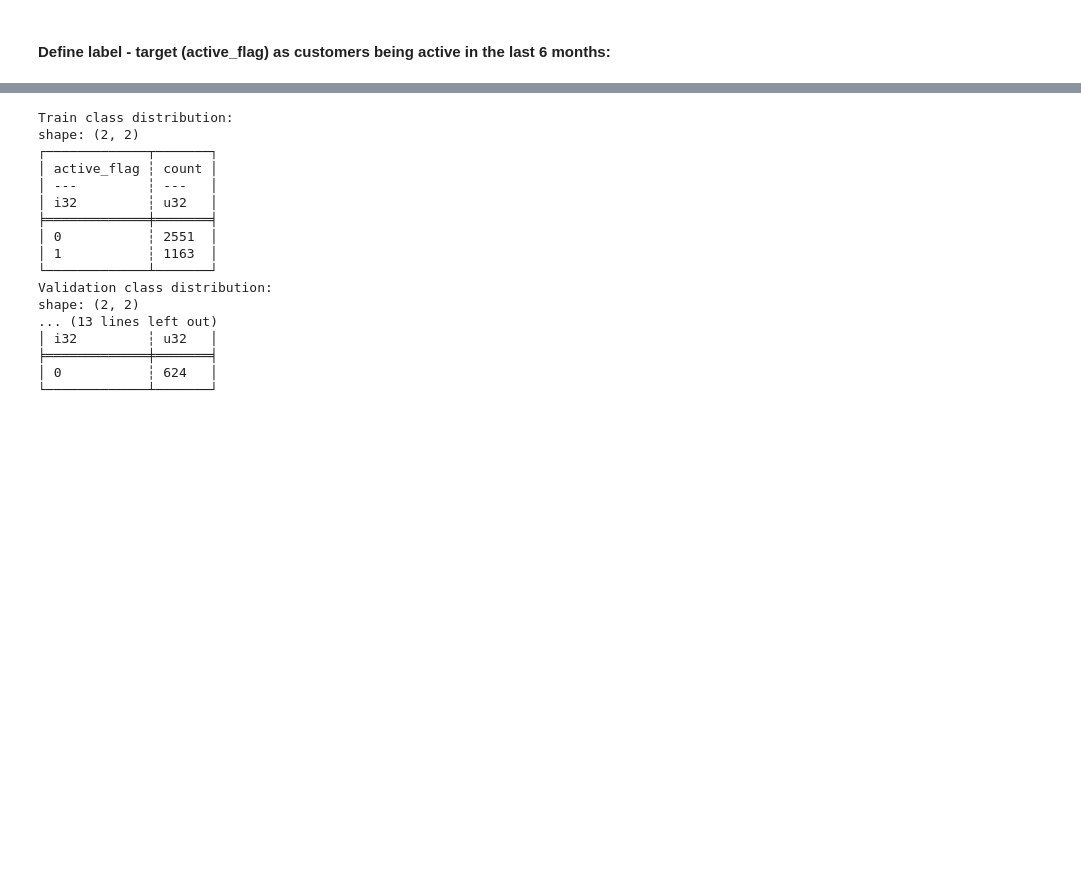
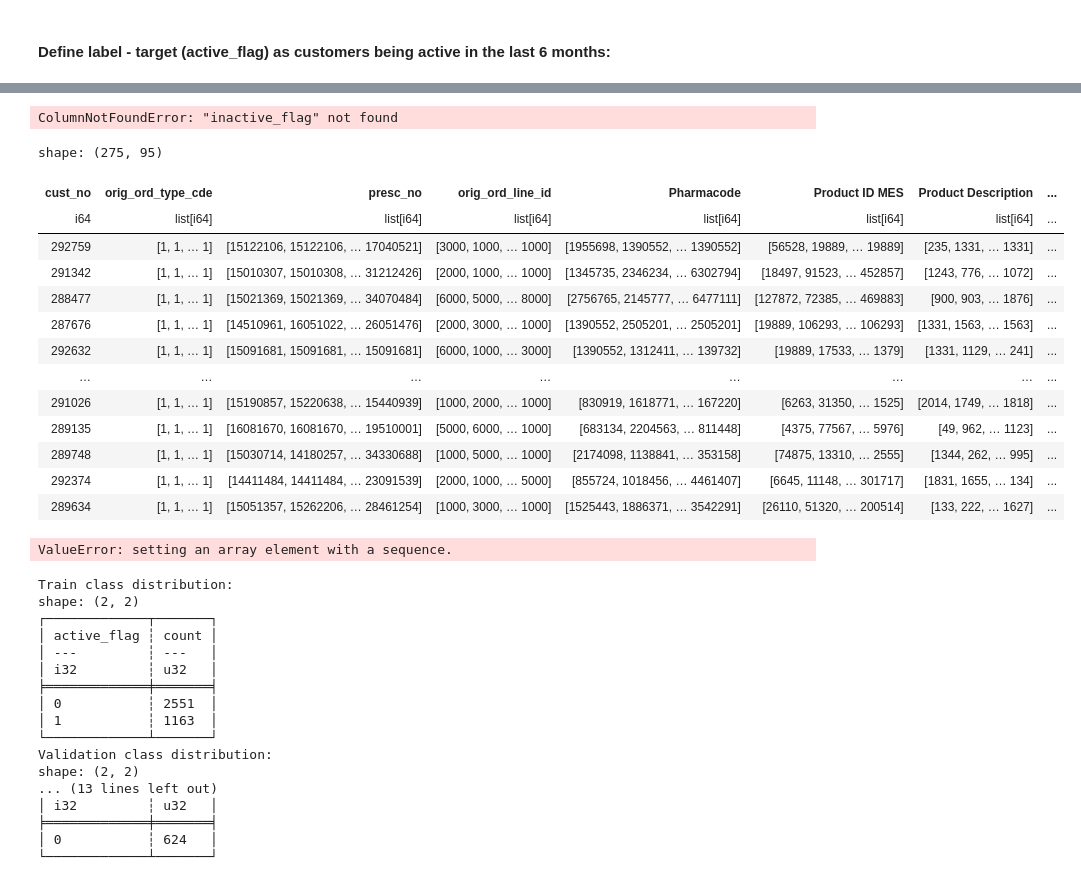
Before and after one commit to rfahrn/Dropout, a Jupyter notebook: preprocessing.ipynb, the cells around one changed output, grey strips where cells are left out. Drawn from its saved outputs; the diff is of its cells as text; code cells hidden in the pictures; blank space fills up the shorter version.

```diff
--- a/preprocessing.ipynb
+++ b/preprocessing.ipynb
@@ -664,8 +674,7 @@ columns_to_encode = [
     "cool_class_cde", "doc_type_cde", "line_discount_cde", "interact_cde", "pay_rspbl",
     "pay_rspbl_type", "Product Availability", 'Product Dispension Type', 'Product Company','Product Class PCG','Main Supplier','MolText','Product Description',
     'Product Dispension Type Class', 'Product Generics Code', 'Product Basename', "ART_BASENAME",
-    "Product ATC (EPHMRA)", "Product Segment", 'iqvia_stop', 'pipeline_actual', 'pipeline_history',
-    'pipeline_start', 'pipeline_end', 'Product ATC (WHO)', 'ATC (WHO) level 1', 'ATC (WHO) level 2',
+    "Product ATC (EPHMRA)", "Product Segment", 'Product ATC (WHO)', 'ATC (WHO) level 1', 'ATC (WHO) level 2',
     'ATC (WHO) level 3', 'ATC (WHO) level 4', 'ATC (WHO) level 5', 'Product Category Management',
     'Category Management level 1', 'Category Management level 2', 'Category Management level 3',
     'Category Management level 4', 'Category Management level 5', 'Product Therapeutic Index Code',
@@ -838,3 +906,79 @@ shape: (200, 591)
+# %%
+from sklearn.model_selection import train_test_split
+
+
+# Identify list[i64] columns
+list_cols = [col for col in X.columns if train_df[col].dtype == pl.List]
+y = train_df['active_flag'].to_numpy()
+X = train_df.drop('active_flag')
+
+# Aggregate features from list[i64] columns dynamically
+# Aggregate features from list[i64] columns dynamically
+for col in list_cols:
+    X = X.with_columns([
+        pl.col(col).arr.sum().alias(f"{col}_sum"),        # Sum of the list
+        pl.col(col).arr.mean().alias(f"{col}_mean"),      # Mean of the list
+        pl.col(col).arr.max().alias(f"{col}_max"),        # Max value in the list
+        pl.col(col).arr.lengths().alias(f"{col}_count"),  # Number of items in the list
+    ])
+    X = X.drop(col)  # Drop the original list column
+
+# Convert Polars DataFrame to NumPy for XGBoost
+X_np = X.to_numpy()
+
+# use 70% training 20% validation and 10% testing
+X_train, X_val, y_train, y_val = train_test_split(X_np, y, test_size=0.3, random_state=42)
+X_val, X_test, y_val, y_test = train_test_split(X_val, y_val, test_size=0.33, random_state=42)  # 10% testing
+# %% [output]
+ColumnNotFoundError: "inactive_flag" not found
+# %%
+X_train
+# %% [output]
+shape: (275, 95)
+| cust_no | orig_ord_type_cde | presc_no | orig_ord_line_id | Pharmacode | Product ID MES | Product Description | ... |
+| i64 | list[i64] | list[i64] | list[i64] | list[i64] | list[i64] | list[i64] | ... |
+| 292759 | [1, 1, … 1] | [15122106, 15122106, … 17040521] | [3000, 1000, … 1000] | [1955698, 1390552, … 1390552] | [56528, 19889, … 19889] | [235, 1331, … 1331] | ... |
+| 291342 | [1, 1, … 1] | [15010307, 15010308, … 31212426] | [2000, 1000, … 1000] | [1345735, 2346234, … 6302794] | [18497, 91523, … 452857] | [1243, 776, … 1072] | ... |
+| 288477 | [1, 1, … 1] | [15021369, 15021369, … 34070484] | [6000, 5000, … 8000] | [2756765, 2145777, … 6477111] | [127872, 72385, … 469883] | [900, 903, … 1876] | ... |
+| 287676 | [1, 1, … 1] | [14510961, 16051022, … 26051476] | [2000, 3000, … 1000] | [1390552, 2505201, … 2505201] | [19889, 106293, … 106293] | [1331, 1563, … 1563] | ... |
+| 292632 | [1, 1, … 1] | [15091681, 15091681, … 15091681] | [6000, 1000, … 3000] | [1390552, 1312411, … 139732] | [19889, 17533, … 1379] | [1331, 1129, … 241] | ... |
+| … | … | … | … | … | … | … | ... |
+| 291026 | [1, 1, … 1] | [15190857, 15220638, … 15440939] | [1000, 2000, … 1000] | [830919, 1618771, … 167220] | [6263, 31350, … 1525] | [2014, 1749, … 1818] | ... |
+| 289135 | [1, 1, … 1] | [16081670, 16081670, … 19510001] | [5000, 6000, … 1000] | [683134, 2204563, … 811448] | [4375, 77567, … 5976] | [49, 962, … 1123] | ... |
+| 289748 | [1, 1, … 1] | [15030714, 14180257, … 34330688] | [1000, 5000, … 1000] | [2174098, 1138841, … 353158] | [74875, 13310, … 2555] | [1344, 262, … 995] | ... |
+| 292374 | [1, 1, … 1] | [14411484, 14411484, … 23091539] | [2000, 1000, … 5000] | [855724, 1018456, … 4461407] | [6645, 11148, … 301717] | [1831, 1655, … 134] | ... |
+| 289634 | [1, 1, … 1] | [15051357, 15262206, … 28461254] | [1000, 3000, … 1000] | [1525443, 1886371, … 3542291] | [26110, 51320, … 200514] | [133, 222, … 1627] | ... |
+# %%
+from xgboost import XGBClassifier
+from sklearn.metrics import classification_report, confusion_matrix, roc_auc_score
+# Train XGBoost model
+model = XGBClassifier(
+    use_label_encoder=False,
+    eval_metric='logloss',
+    random_state=42,
+    n_estimators=100,
+    max_depth=6,
+    learning_rate=0.1,
+    subsample=0.8,
+    colsample_bytree=0.8
+)
+model.fit(X_train, y_train, eval_set=[(X_val, y_val)], early_stopping_rounds=10, verbose=True)
+
+# Make predictions
+y_pred = model.predict(X_test)
+y_pred_prob = model.predict_proba(X_test)[:, 1]
+
+# Evaluate the model
+print("Classification Report:")
+print(classification_report(y_test, y_pred))
+
+print("Confusion Matrix:")
+print(confusion_matrix(y_test, y_pred))
+
+roc_auc = roc_auc_score(y_test, y_pred_prob)
+print(f"ROC AUC Score: {roc_auc:.4f}")
+# %% [output]
+ValueError: setting an array element with a sequence.
 # %%
 def train_regression_model(X_train, y_train, X_val, y_val):
     from xgboost import XGBRegressor
```
Also changed, not shown: parts of 15 cells of this notebook, 15 other files.
